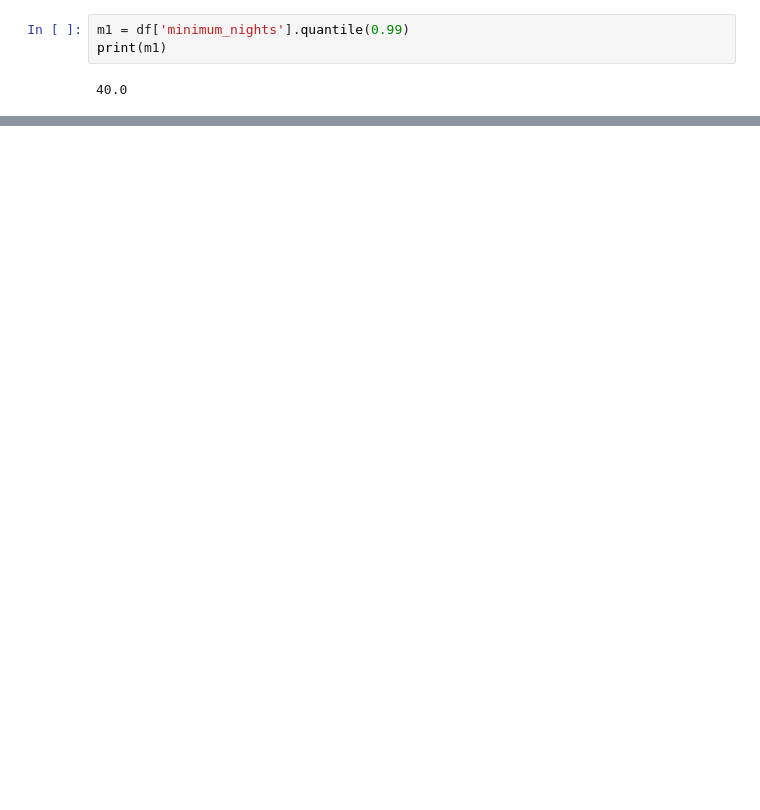
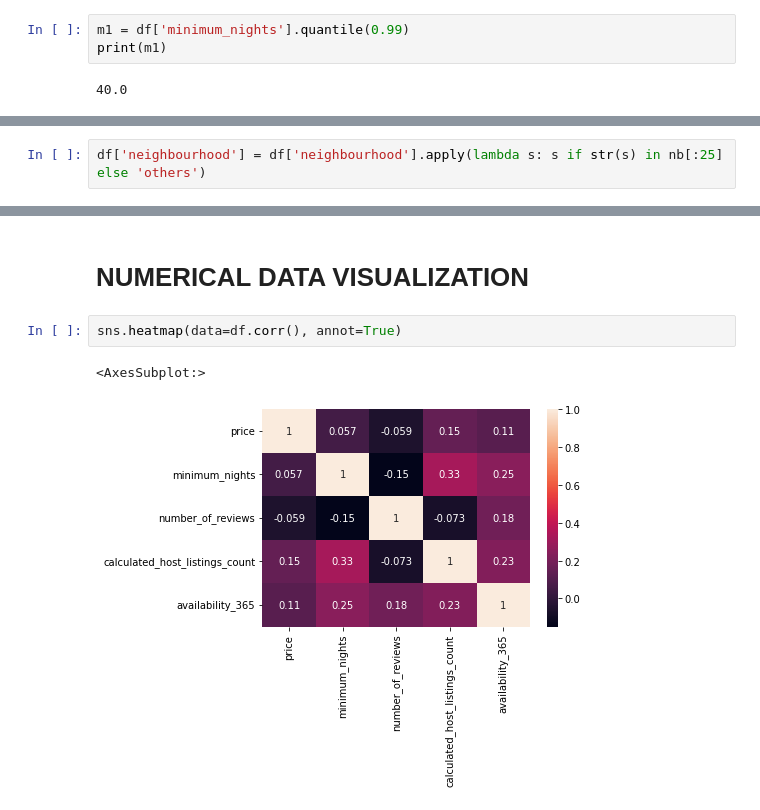
Before and after one commit to Ensemble-learning-project/Ensemble-learning, a Jupyter notebook: Price_prediction.ipynb, the cells around one changed output, grey strips where cells are left out. Drawn from its saved outputs; the diff is of its cells as text; blank space fills up the shorter version.

```diff
--- a/Price_prediction.ipynb
+++ b/Price_prediction.ipynb
@@ -469,0 +246,2 @@ R2 score: -0.06402491974363689
+# %%
+df['neighbourhood'] = df['neighbourhood'].apply(lambda s: s if str(s) in nb[:25] else 'others')
@@ -469,0 +279,7 @@ R2 score: -0.06402491974363689
+# %% [markdown]
+# NUMERICAL DATA VISUALIZATION
+# %%
+sns.heatmap(data=df.corr(), annot=True)
+# %% [output]
+<AxesSubplot:>
+[figure, added]
```
Also changed, not shown: parts of 160 cells of this notebook.
